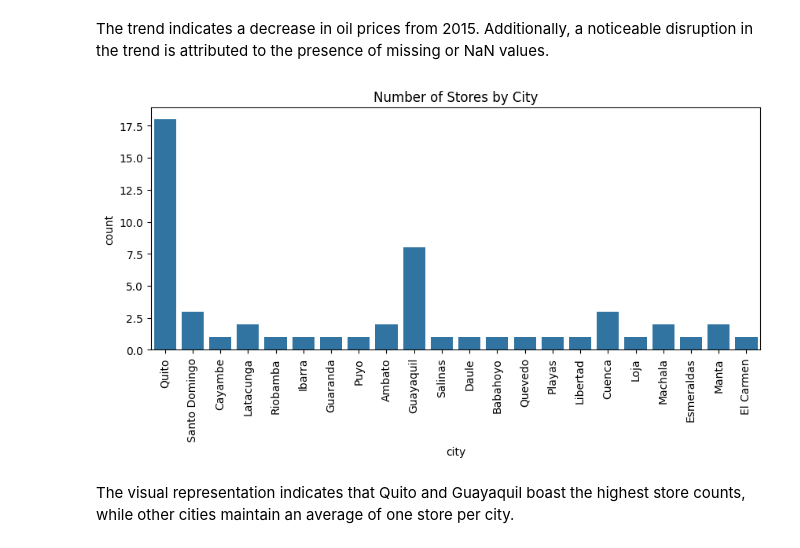
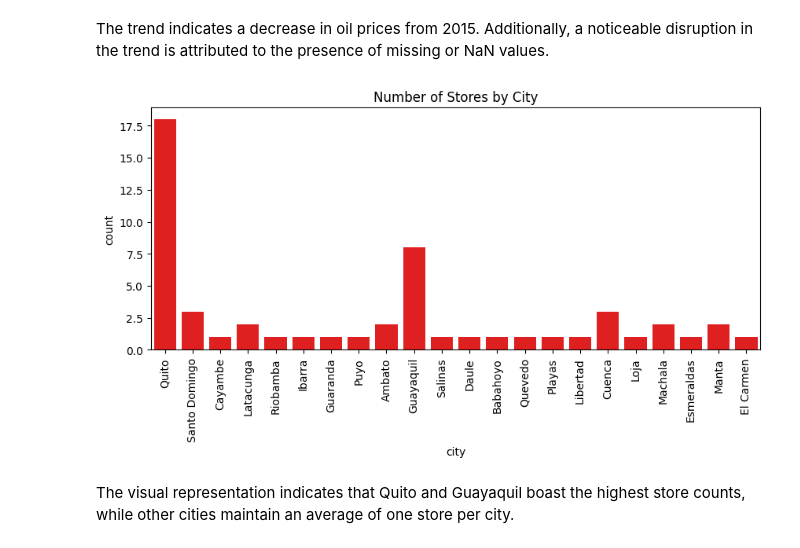
Before and after one commit to BrianBassey37/Data_Science_Projects, a Jupyter notebook: notebooks/RegressionNotebook.ipynb, the cells around one changed output. Drawn from its saved outputs; the diff is of its cells as text; code cells hidden in the pictures.

```diff
--- a/notebooks/RegressionNotebook.ipynb
+++ b/notebooks/RegressionNotebook.ipynb
@@ -410,12 +410,12 @@ The trend indicates a decrease in oil prices from 2015. Additionally, a noticeab
 # %%
 stores_data.set_index('store_nbr', inplace=True)
 plt.figure(figsize=(10, 4))
-sns.countplot(data=stores_data, x='city')
+sns.countplot(data=stores_data, x='city', color= 'red')
 plt.xticks(rotation=90)
 plt.title('Number of Stores by City')
 plt.show()
 # %% [output]
-[figure, old version]
+[figure, new version]
 # %% [markdown]
 The visual representation indicates that Quito and Guayaquil boast the highest store counts, while other cities maintain an average of one store per city.
 # %% [markdown]
```
Also changed, not shown: parts of 28 cells of this notebook.
